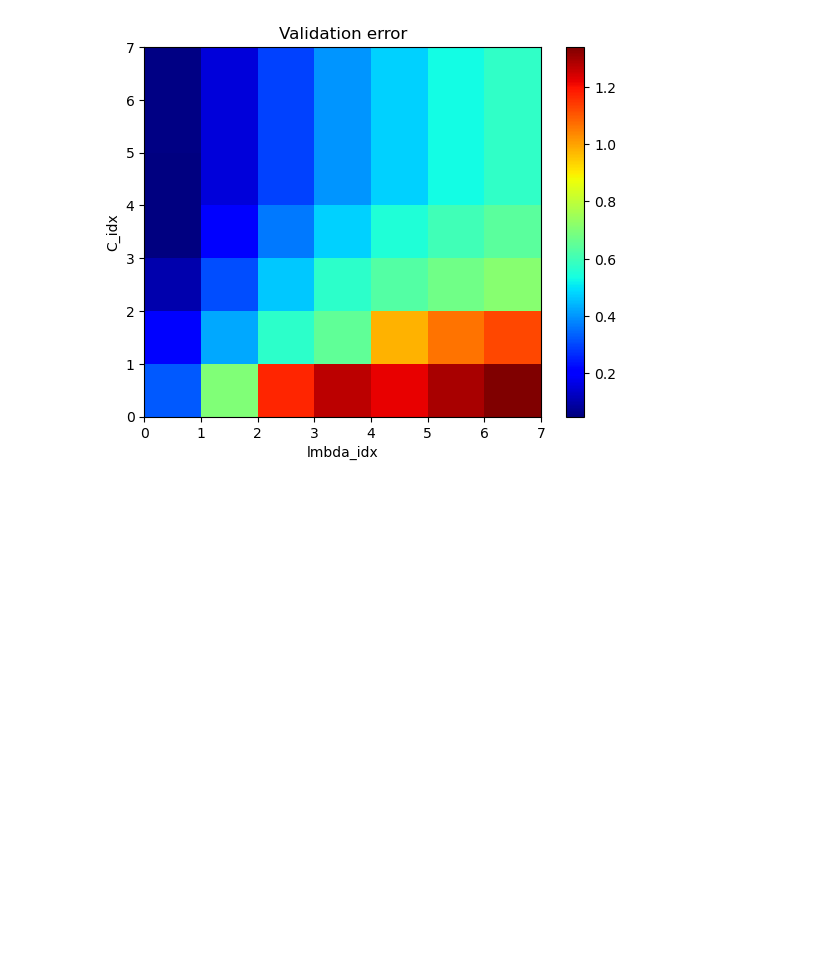
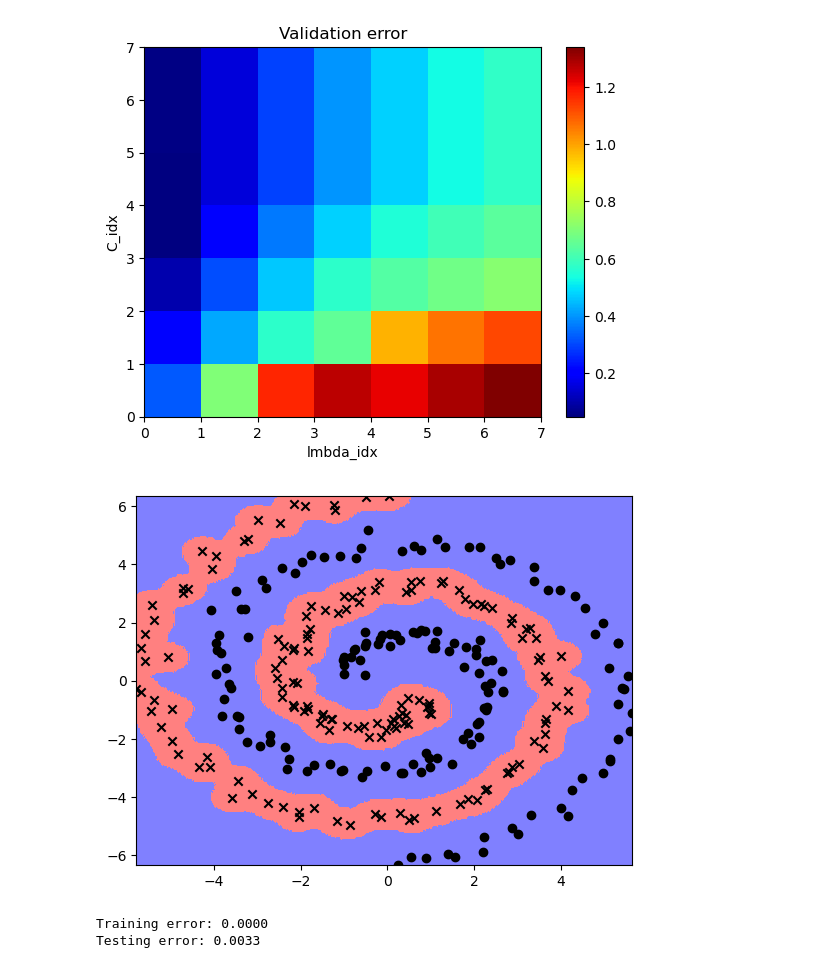
Before and after one commit to eirikbaekkelund/Applied-ML, a Jupyter notebook: cw2/Coursework_2.ipynb, the cells around one changed output. Saved outputs shown, nothing was run; the diff lists cells and outputs as text; code cells hidden in the pictures; blank space fills up the shorter version.

Commit message:
plots & MC method

```diff
--- a/cw2/Coursework_2.ipynb
+++ b/cw2/Coursework_2.ipynb
@@ -413,0 +467,19 @@ plt.title("Validation error");
+# %%
+xTr,yTr,xTe,yTe=spiraldata()
+
+svmclassify, C_list, LmDa_list, error_list = autosvm(xTr, yTr)
+
+utils.visclassifier(svmclassify,xTr,yTr)
+
+# compute training and testing error
+predsTr=svmclassify(xTr)
+trainingerr=np.mean(np.sign(predsTr)!=yTr)
+print("Training error: %2.4f" % trainingerr)
+
+predsTe=svmclassify(xTe)
+testingerr=np.mean(np.sign(predsTe)!=yTe)
+print("Testing error: %2.4f" % testingerr)
+# %% [output]
+[figure, added]
+Training error: 0.0000
+Testing error: 0.0033
```
Also changed, not shown: parts of 8 cells of this notebook.
